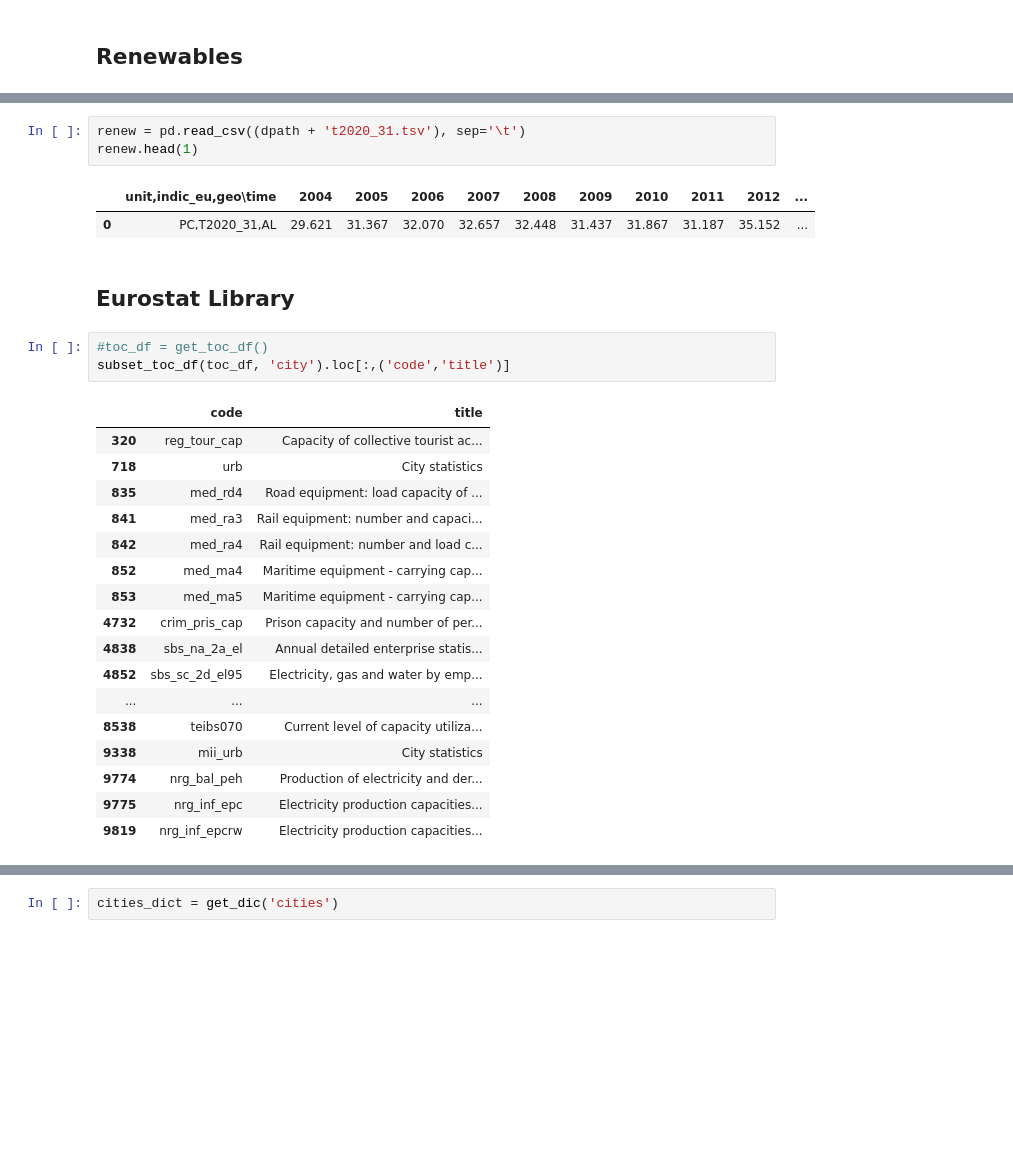
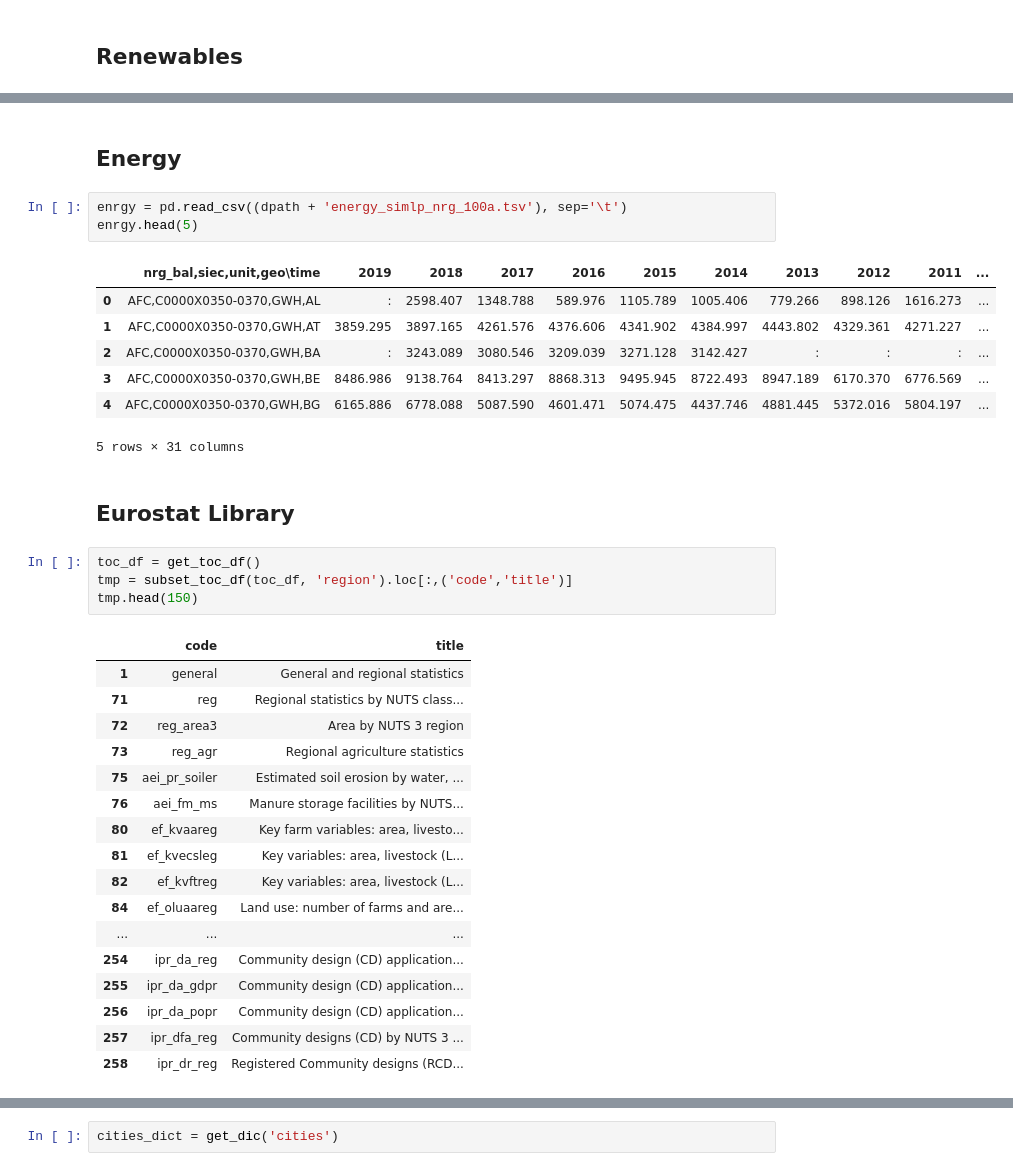
Before and after one commit to NikolasHaimerl/DOP_EX3, a Jupyter notebook: src/data_preparation/EDA dopp climate.ipynb, the cells around one changed output, grey strips where cells are left out. Cells and saved outputs as stored; diff of their text form; blank space fills up the shorter version.

```diff
--- a/src/data_preparation/EDA dopp climate.ipynb
+++ b/src/data_preparation/EDA dopp climate.ipynb
@@ -36,32 +46,40 @@ emissions.head(1)
+# %% [markdown]
+## Energy
 # %%
-renew = pd.read_csv((dpath + 't2020_31.tsv'), sep='\t')
-renew.head(1)
+enrgy = pd.read_csv((dpath + 'energy_simlp_nrg_100a.tsv'), sep='\t')
+enrgy.head(5)
 # %% [output]
-|  | unit,indic_eu,geo\time | 2004 | 2005 | 2006 | 2007 | 2008 | 2009 | 2010 | 2011 | 2012 | ... |
-| 0 | PC,T2020_31,AL | 29.621 | 31.367 | 32.070 | 32.657 | 32.448 | 31.437 | 31.867 | 31.187 | 35.152 | ... |
+|  | nrg_bal,siec,unit,geo\time | 2019 | 2018 | 2017 | 2016 | 2015 | 2014 | 2013 | 2012 | 2011 | ... |
+| 0 | AFC,C0000X0350-0370,GWH,AL | : | 2598.407 | 1348.788 | 589.976 | 1105.789 | 1005.406 | 779.266 | 898.126 | 1616.273 | ... |
+| 1 | AFC,C0000X0350-0370,GWH,AT | 3859.295 | 3897.165 | 4261.576 | 4376.606 | 4341.902 | 4384.997 | 4443.802 | 4329.361 | 4271.227 | ... |
+| 2 | AFC,C0000X0350-0370,GWH,BA | : | 3243.089 | 3080.546 | 3209.039 | 3271.128 | 3142.427 | : | : | : | ... |
+| 3 | AFC,C0000X0350-0370,GWH,BE | 8486.986 | 9138.764 | 8413.297 | 8868.313 | 9495.945 | 8722.493 | 8947.189 | 6170.370 | 6776.569 | ... |
+| 4 | AFC,C0000X0350-0370,GWH,BG | 6165.886 | 6778.088 | 5087.590 | 4601.471 | 5074.475 | 4437.746 | 4881.445 | 5372.016 | 5804.197 | ... |
+5 rows × 31 columns
 # %% [markdown]
 ## Eurostat Library
 # %%
-#toc_df = get_toc_df()
-subset_toc_df(toc_df, 'city').loc[:,('code','title')]
+toc_df = get_toc_df()
+tmp = subset_toc_df(toc_df, 'region').loc[:,('code','title')]
+tmp.head(150)
 # %% [output]
 |  | code | title |
-| 320 | reg_tour_cap | Capacity of collective tourist ac... |
-| 718 | urb | City statistics |
-| 835 | med_rd4 | Road equipment: load capacity of ... |
-| 841 | med_ra3 | Rail equipment: number and capaci... |
-| 842 | med_ra4 | Rail equipment: number and load c... |
-| 852 | med_ma4 | Maritime equipment - carrying cap... |
-| 853 | med_ma5 | Maritime equipment - carrying cap... |
-| 4732 | crim_pris_cap | Prison capacity and number of per... |
-| 4838 | sbs_na_2a_el | Annual detailed enterprise statis... |
-| 4852 | sbs_sc_2d_el95 | Electricity, gas and water by emp... |
+| 1 | general | General and regional statistics |
+| 71 | reg | Regional statistics by NUTS class... |
+| 72 | reg_area3 | Area by NUTS 3 region |
+| 73 | reg_agr | Regional agriculture statistics |
+| 75 | aei_pr_soiler | Estimated soil erosion by water, ... |
+| 76 | aei_fm_ms | Manure storage facilities by NUTS... |
+| 80 | ef_kvaareg | Key farm variables: area, livesto... |
+| 81 | ef_kvecsleg | Key variables: area, livestock (L... |
+| 82 | ef_kvftreg | Key variables: area, livestock (L... |
+| 84 | ef_oluaareg | Land use: number of farms and are... |
 | ... | ... | ... |
-| 8538 | teibs070 | Current level of capacity utiliza... |
-| 9338 | mii_urb | City statistics |
-| 9774 | nrg_bal_peh | Production of electricity and der... |
-| 9775 | nrg_inf_epc | Electricity production capacities... |
-| 9819 | nrg_inf_epcrw | Electricity production capacities... |
+| 254 | ipr_da_reg | Community design (CD) application... |
+| 255 | ipr_da_gdpr | Community design (CD) application... |
+| 256 | ipr_da_popr | Community design (CD) application... |
+| 257 | ipr_dfa_reg | Community designs (CD) by NUTS 3 ... |
+| 258 | ipr_dr_reg | Registered Community designs (RCD... |
 # %% [markdown]
 ## Climate/Env Canditates from Eurostat
 Environment - cities and greater cities 	urb_cenv
```
Also changed, not shown: parts of 6 cells of this notebook.
